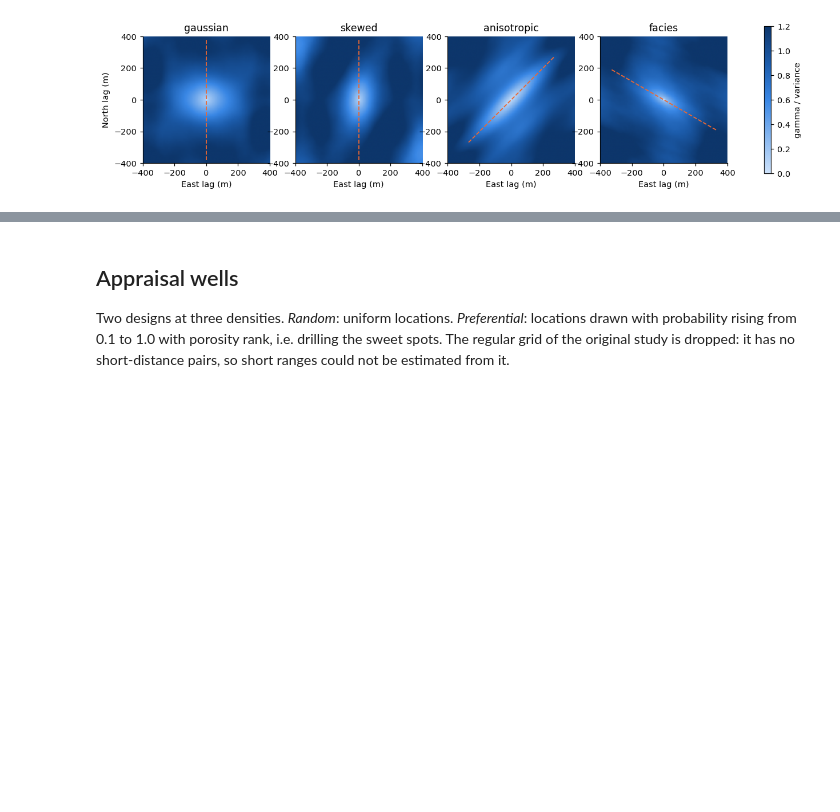
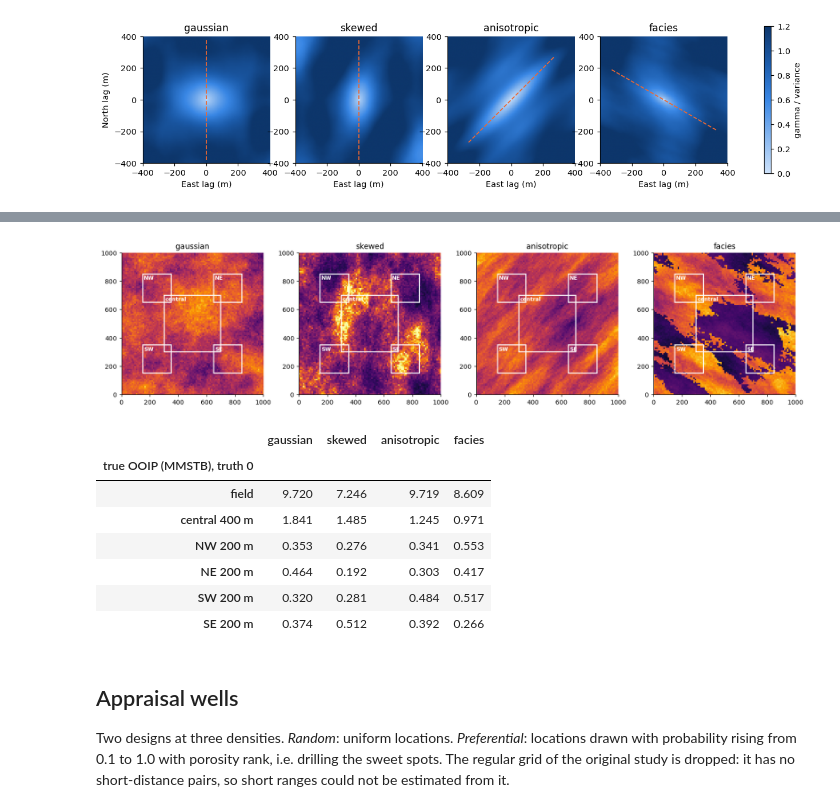
Before and after one commit to nkanter04/variogram-type-study, a Jupyter notebook: 01_truths_and_wells.ipynb, the cells around one changed output, grey strips where cells are left out. Saved outputs shown, nothing was run; the diff lists cells and outputs as text; code cells hidden in the pictures; blank space fills up the shorter version.

```diff
--- a/01_truths_and_wells.ipynb
+++ b/01_truths_and_wells.ipynb
@@ -82,3 +96,25 @@ fig.colorbar(im, ax=axes, shrink=0.8, label='gamma / variance'); plt.show()
+# %%
+from vstudy.areas import STUDY_AOIS
+fig, axes = plt.subplots(1, 4, figsize=(15, 4.1))
+for ax, (s, p) in zip(axes, truths.items()):
+    ax.imshow(p, extent=plots.EXTENT, cmap=plots.PHI_CMAP, vmin=0.0, vmax=0.32)
+    for a in STUDY_AOIS[1:]:
+        x0, x1, y0, y1 = a.extent()
+        ax.add_patch(plt.Rectangle((x0, y0), x1 - x0, y1 - y0, fill=False, ec='white', lw=1.6))
+        ax.text(x0 + 8, y1 - 40, a.name.split()[0], color='white', fontsize=8, fontweight='bold')
+    ax.set_title(s)
+plt.tight_layout(); plt.show()
+pd.DataFrame({s: {a.name: a.ooip(p) for a in STUDY_AOIS} for s, p in truths.items()}).round(3).rename_axis('true OOIP (MMSTB), truth 0')
+# %% [output]
+[figure, added]
+|  | gaussian | skewed | anisotropic | facies |
+| true OOIP (MMSTB), truth 0 |  |  |  |  |
+| field | 9.720 | 7.246 | 9.719 | 8.609 |
+| central 400 m | 1.841 | 1.485 | 1.245 | 0.971 |
+| NW 200 m | 0.353 | 0.276 | 0.341 | 0.553 |
+| NE 200 m | 0.464 | 0.192 | 0.303 | 0.417 |
+| SW 200 m | 0.320 | 0.281 | 0.484 | 0.517 |
+| SE 200 m | 0.374 | 0.512 | 0.392 | 0.266 |
 # %% [markdown]
 ## Appraisal wells
 
```
Also changed, not shown: parts of 1 cell of this notebook, 10 other files.
